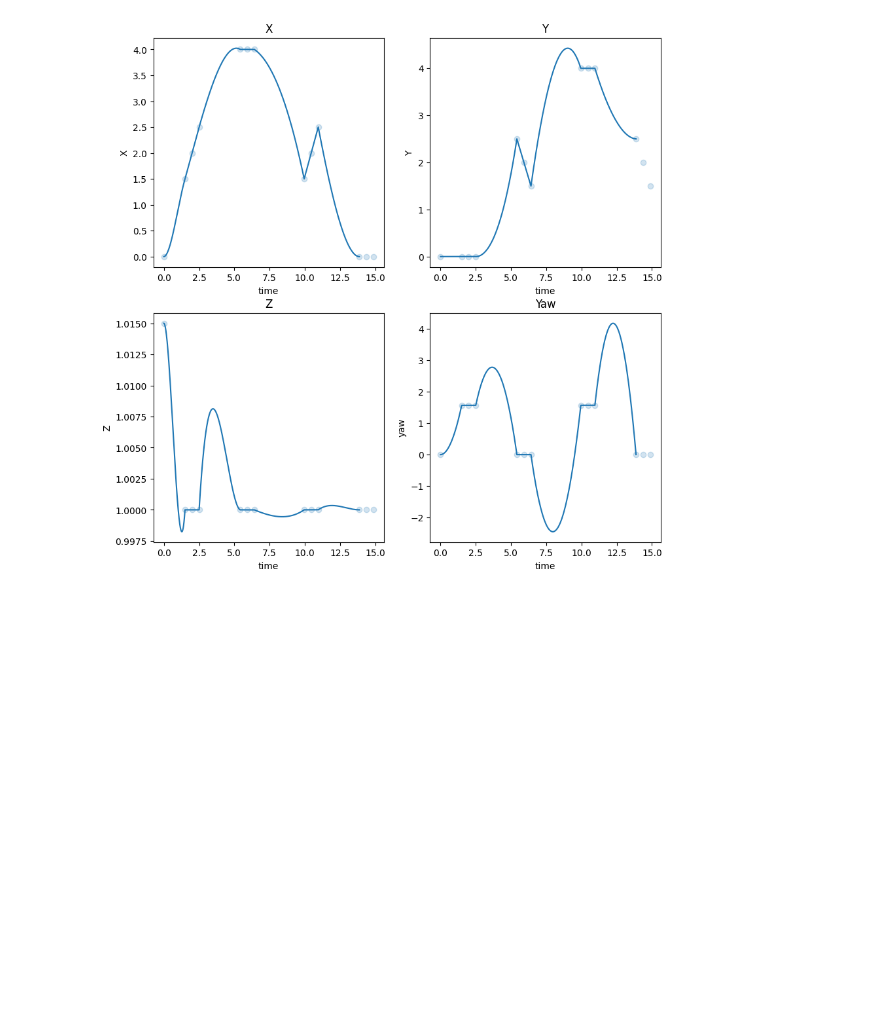
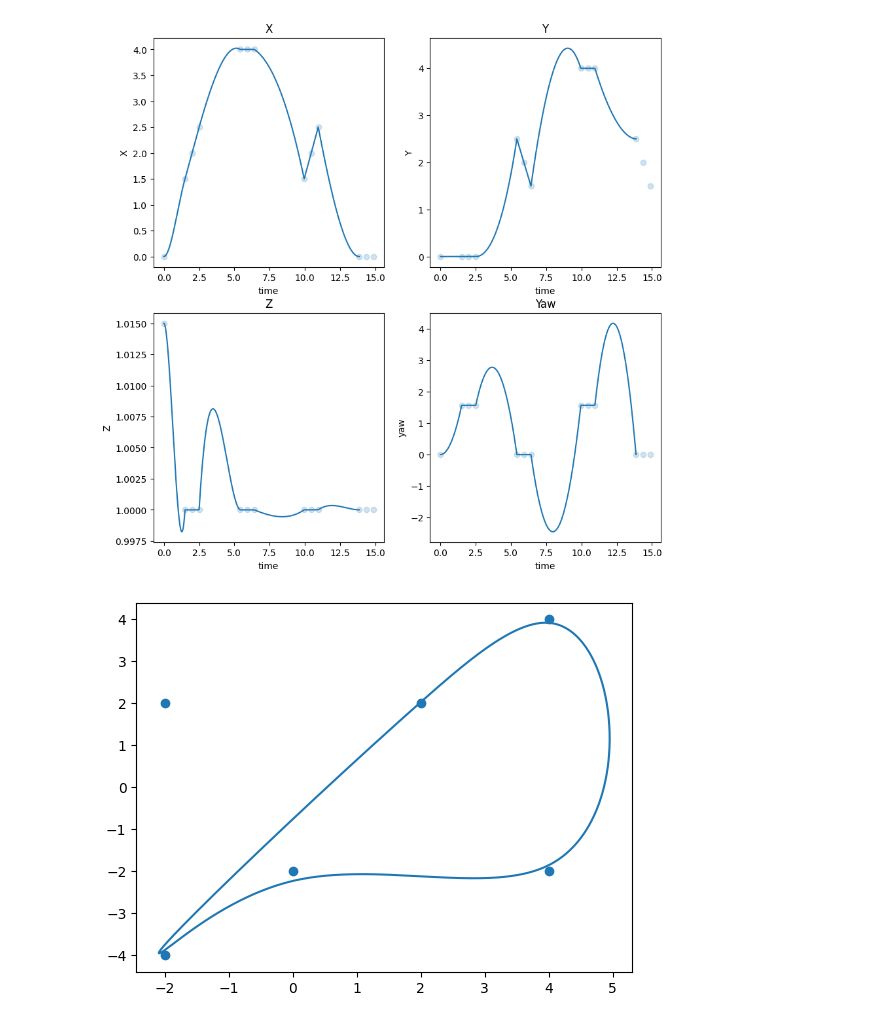
Before and after one commit to florentin1304/nanodrones_imitationlearning, a Jupyter notebook: nanodrones_sim/controllers/tests.ipynb, the cells around one changed output. Saved outputs shown, nothing was run; the diff lists cells and outputs as text; code cells hidden in the pictures; blank space fills up the shorter version.

```diff
--- a/nanodrones_sim/controllers/tests.ipynb
+++ b/nanodrones_sim/controllers/tests.ipynb
@@ -187,3 +187,28 @@ ax[2+1,1].scatter(wp['time'], wp['yaw'], alpha=0.2)
 plt.show()
 # %% [output]
 [figure]
+# %%
+import matplotlib.pyplot as plt
+from scipy.interpolate import splprep, splev
+import numpy as np
+wp = np.array([
+    [2,2],
+    [4,4],
+    [4,-2],
+    [0,-2],
+    [-2, -4],
+    [-2,2],
+    [-2,2],
+])
+
+plt.scatter(wp.T[0],wp.T[1])
+
+tck, u = splprep(wp.T, s=.1, per=True) ### CAMBIARE PER=False PER SKIDPAD MAP
+u = np.linspace(0, 1, 1_000)[:-1] #int(tot_dist*10)
+new_points = splev(u, tck)
+new_points_array = np.array( new_points ).T
+plt.plot(new_points_array[:,0], new_points_array[:,1])
+
+plt.show()
+# %% [output]
+[figure, added]
```
Also changed, not shown: 5 other files.
